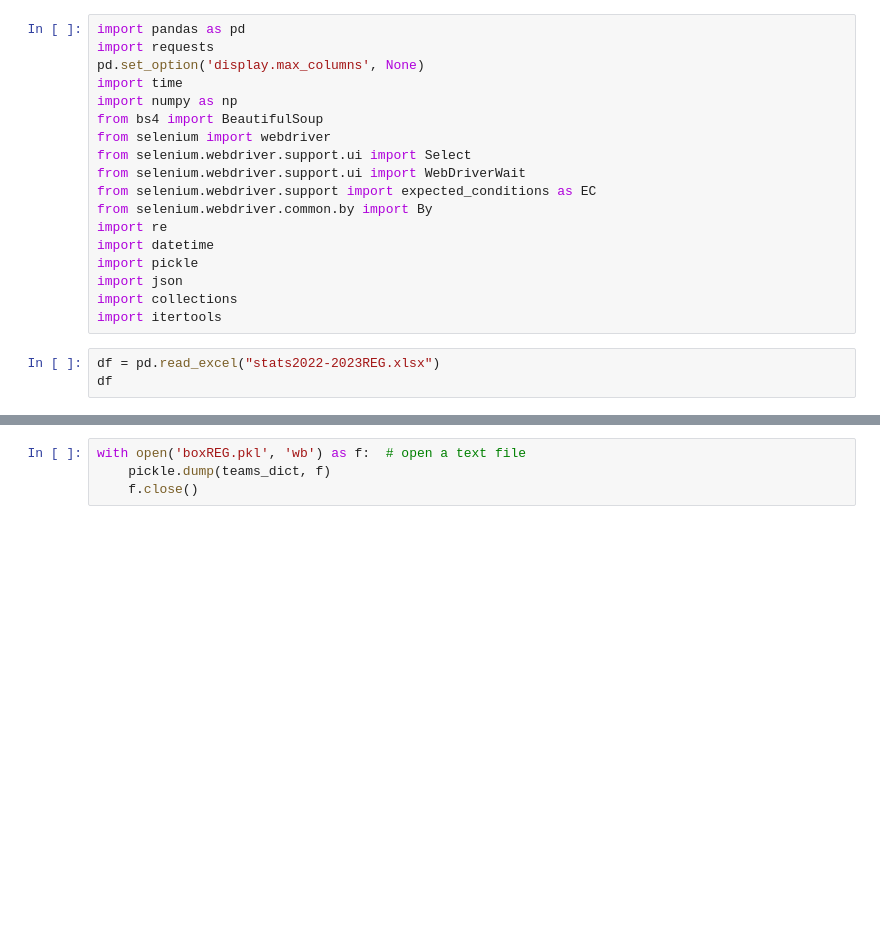
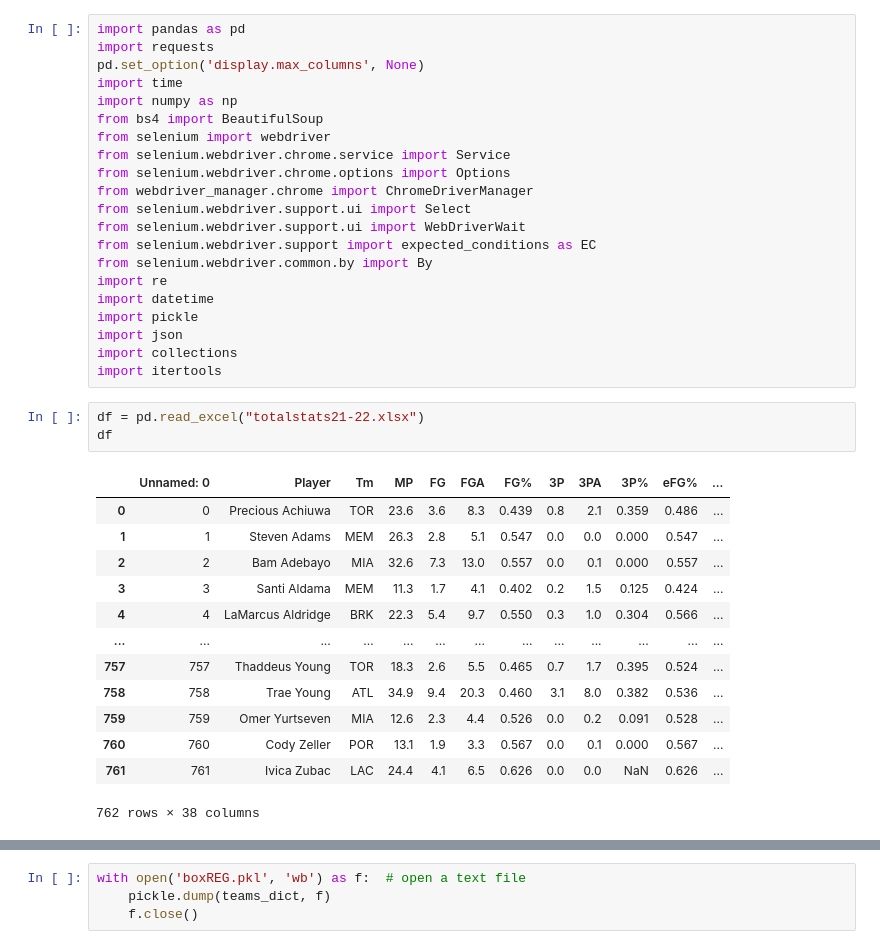
Before and after one commit to Rohanhuj/NBA-Prediction-Model, a Jupyter notebook: web scrape.ipynb, the cells around one changed output, grey strips where cells are left out. Cells and saved outputs as stored; diff of their text form; blank space fills up the shorter version.

```diff
--- a/web scrape.ipynb
+++ b/web scrape.ipynb
@@ -6,6 +6,9 @@ import time
 import numpy as np
 from bs4 import BeautifulSoup
 from selenium import webdriver
+from selenium.webdriver.chrome.service import Service
+from selenium.webdriver.chrome.options import Options
+from webdriver_manager.chrome import ChromeDriverManager
 from selenium.webdriver.support.ui import Select
 from selenium.webdriver.support.ui import WebDriverWait
 from selenium.webdriver.support import expected_conditions as EC
@@ -17,6 +20,20 @@ import json
 import collections
 import itertools
 # %%
-df = pd.read_excel("stats2022-2023REG.xlsx")
+df = pd.read_excel("totalstats21-22.xlsx")
 df
+# %% [output]
+|  | Unnamed: 0 | Player | Tm | MP | FG | FGA | FG% | 3P | 3PA | 3P% | eFG% | ... |
+| 0 | 0 | Precious Achiuwa | TOR | 23.6 | 3.6 | 8.3 | 0.439 | 0.8 | 2.1 | 0.359 | 0.486 | ... |
+| 1 | 1 | Steven Adams | MEM | 26.3 | 2.8 | 5.1 | 0.547 | 0.0 | 0.0 | 0.000 | 0.547 | ... |
+| 2 | 2 | Bam Adebayo | MIA | 32.6 | 7.3 | 13.0 | 0.557 | 0.0 | 0.1 | 0.000 | 0.557 | ... |
+| 3 | 3 | Santi Aldama | MEM | 11.3 | 1.7 | 4.1 | 0.402 | 0.2 | 1.5 | 0.125 | 0.424 | ... |
+| 4 | 4 | LaMarcus Aldridge | BRK | 22.3 | 5.4 | 9.7 | 0.550 | 0.3 | 1.0 | 0.304 | 0.566 | ... |
+| ... | ... | ... | ... | ... | ... | ... | ... | ... | ... | ... | ... | ... |
+| 757 | 757 | Thaddeus Young | TOR | 18.3 | 2.6 | 5.5 | 0.465 | 0.7 | 1.7 | 0.395 | 0.524 | ... |
+| 758 | 758 | Trae Young | ATL | 34.9 | 9.4 | 20.3 | 0.460 | 3.1 | 8.0 | 0.382 | 0.536 | ... |
+| 759 | 759 | Omer Yurtseven | MIA | 12.6 | 2.3 | 4.4 | 0.526 | 0.0 | 0.2 | 0.091 | 0.528 | ... |
+| 760 | 760 | Cody Zeller | POR | 13.1 | 1.9 | 3.3 | 0.567 | 0.0 | 0.1 | 0.000 | 0.567 | ... |
+| 761 | 761 | Ivica Zubac | LAC | 24.4 | 4.1 | 6.5 | 0.626 | 0.0 | 0.0 | NaN | 0.626 | ... |
+762 rows × 38 columns
 # %%
```
Also changed, not shown: parts of 8 cells of this notebook, 5 other files.
